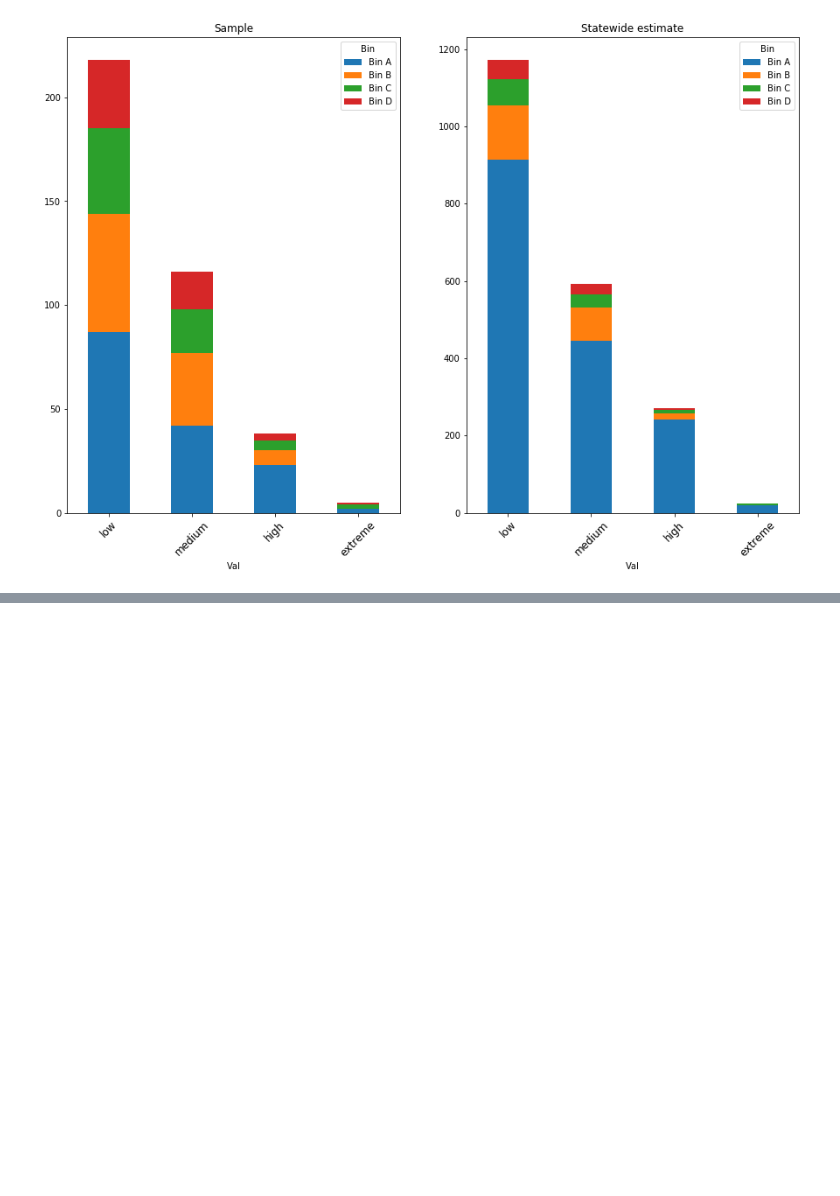
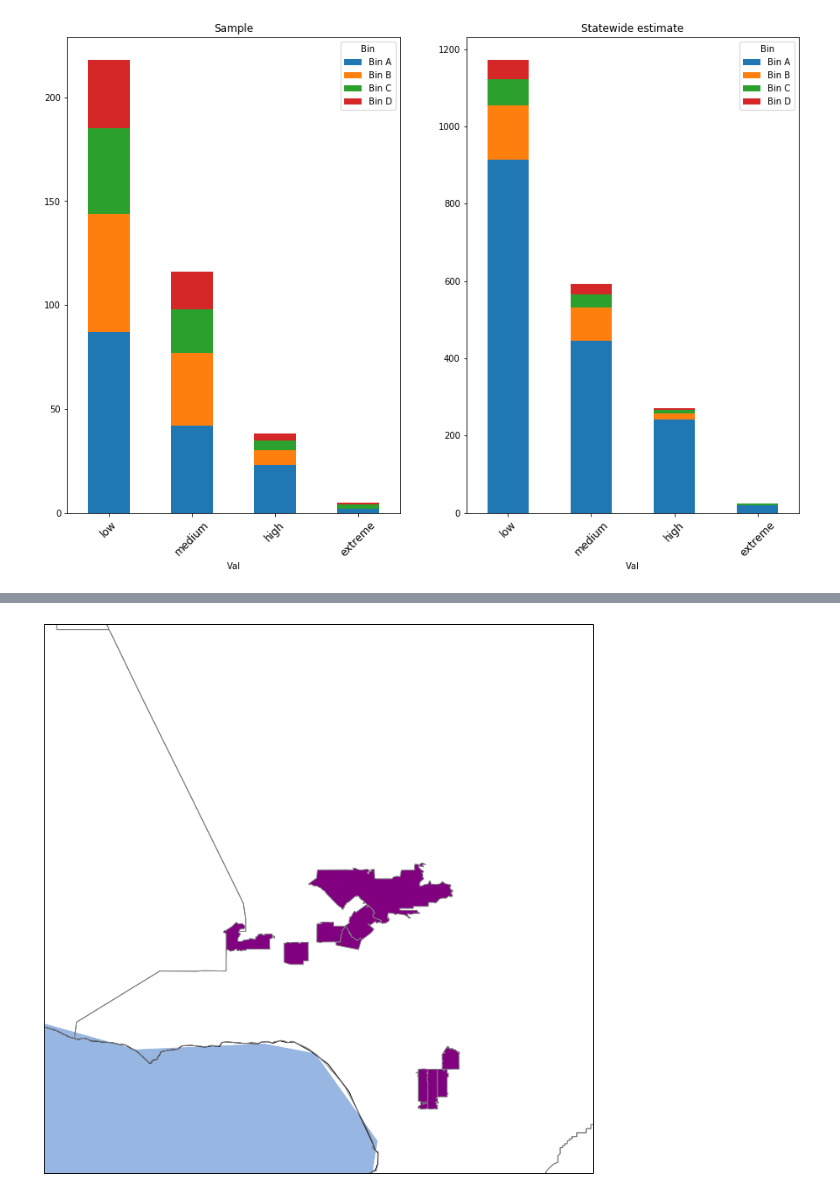
Before and after one commit to ScottCoffin/EconImpact, a Jupyter notebook: Python/Data Processing.ipynb, the cells around one changed output, grey strips where cells are left out. Cells and saved outputs as stored; diff of their text form; code cells hidden in the pictures; blank space fills up the shorter version.

```diff
--- a/Python/Data Processing.ipynb
+++ b/Python/Data Processing.ipynb
@@ -436,0 +486,8 @@ ax[1].set_xticklabels(['low','medium','high','extreme'],rotation=45,size=12)
+# %%
+#California counties only
+c_shapes=[]
+for c in clist:
+    cname=c.attributes['STATEFP']
+    if cname=='06':
+        c_shapes+=[c.geometry]
+COUNTIES=cfeature.ShapelyFeature(c_shapes,ccrs.PlateCarree())
@@ -436,0 +565,17 @@ ax[1].set_xticklabels(['low','medium','high','extreme'],rotation=45,size=12)
+# %%
+#Number of $1000 accounts
+fig,ax=plt.subplots(figsize=(20,12))
+ax = plt.axes(projection=ccrs.PlateCarree())
+ax.add_feature(cfeature.STATES.with_scale('10m'))
+ax.add_feature(cfeature.OCEAN.with_scale('50m'))
+#ax.add_feature(cfeature.LAKES.with_scale('50m'))
+ax.add_feature(COUNTIES, facecolor='none', edgecolor='gray')
+
+#Total number of households
+ax.add_feature(ZIPS1000, facecolor='purple', edgecolor='gray')
+#Full extent
+ax.set_extent([-124,-114,33,42])
+#zooming in, SoCal
+ax.set_extent([-119,-118,33.8,34.8])
+# %% [output]
+[figure, added]
```
Also changed, not shown: parts of 8 cells of this notebook.
